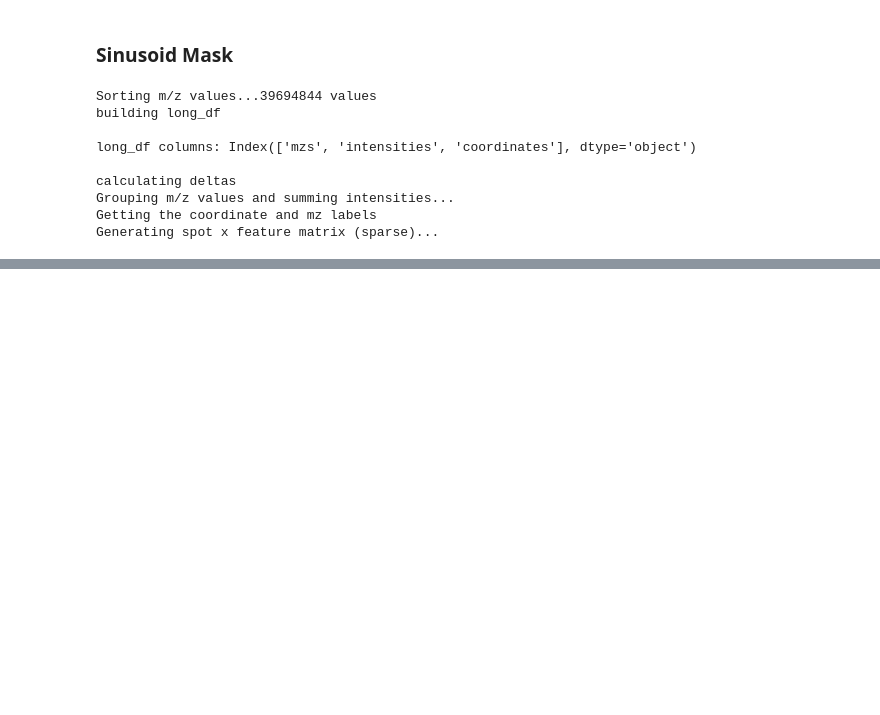
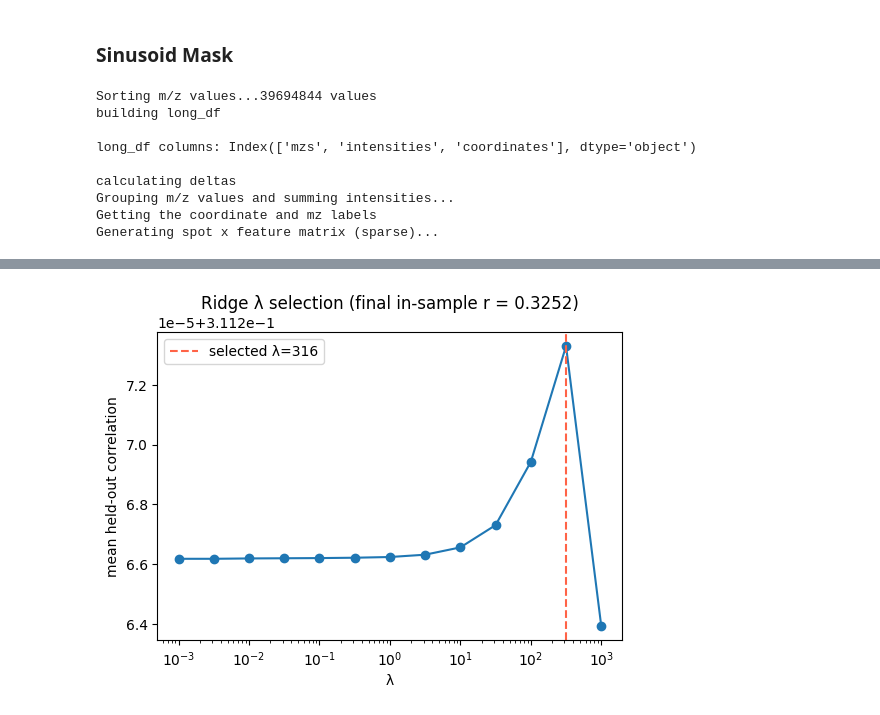
Before and after one commit to krastegar/MALDI_Metabolomics, a Jupyter notebook: notebooks/feature_based_alignment.ipynb, the cells around one changed output, grey strips where cells are left out. Saved outputs shown, nothing was run; the diff lists cells and outputs as text; code cells hidden in the pictures; blank space fills up the shorter version.

```diff
--- a/notebooks/feature_based_alignment.ipynb
+++ b/notebooks/feature_based_alignment.ipynb
@@ -709,0 +717,47 @@ plt.imshow(ion_mat, cmap='viridis')
+# %%
+from sklearn.linear_model import Ridge
+from scipy.stats import pearsonr
+
+def ridge_metafeature_fit(X, s, fold_assignment, lambdas):
+    """
+    Ridge metafeature learning with spatial block CV lambda selection
+    (paper Sec. 2.2). For each candidate lambda, fit on 4 folds and score
+    Pearson correlation on the held-out fold; pick the lambda that maximizes
+    the average held-out correlation, then refit on all data.
+    """
+    n_folds = fold_assignment.max() + 1
+    val_corr = np.zeros((len(lambdas), n_folds))
+    for li, lam in enumerate(lambdas):
+        for f in range(n_folds):
+            train = fold_assignment != f
+            val = ~train
+            ridge = Ridge(alpha=lam, fit_intercept=False).fit(X[train], s[train])
+            pred = X[val] @ ridge.coef_
+            val_corr[li, f], _ = pearsonr(pred, s[val])
+
+    mean_val_corr = val_corr.mean(axis=1)
+    best_lambda = lambdas[np.argmax(mean_val_corr)]
+
+    # refit on all data at the selected lambda, normalize to the canonical direction w_hat
+    ridge_final = Ridge(alpha=best_lambda, fit_intercept=False).fit(X, s)
+    w_hat = ridge_final.coef_ / np.linalg.norm(ridge_final.coef_)
+    q = X @ w_hat
+    return w_hat, q, best_lambda, mean_val_corr
+
+# s_T is standardized to match X_scaled's unit-variance convention, so the
+# lambda grid means the same thing on both sides of the ridge loss
+s_scaled = StandardScaler().fit_transform(s_T0.reshape(-1, 1)).ravel()
+lambdas = np.logspace(-3, 3, 13)
+w_hat0, q0, best_lambda, mean_val_corr = ridge_metafeature_fit(X_scaled, s_scaled, fold_assignment, lambdas)
+corr0, _ = pearsonr(q0, s_scaled)
+
+plt.figure(figsize=(6, 4))
+plt.semilogx(lambdas, mean_val_corr, marker="o")
+plt.axvline(best_lambda, color="tomato", linestyle="--", label=f"selected λ={best_lambda:.3g}")
+plt.xlabel("λ")
+plt.ylabel("mean held-out correlation")
+plt.title(f"Ridge λ selection (final in-sample r = {corr0:.4f})")
+plt.legend()
+plt.show()
+# %% [output]
+[figure, added]
```
Also changed, not shown: parts of 32 cells of this notebook, 15 other files.
